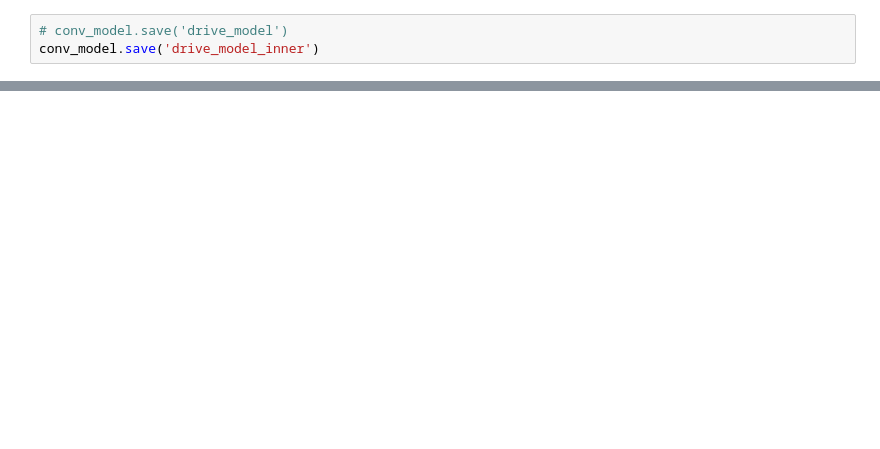
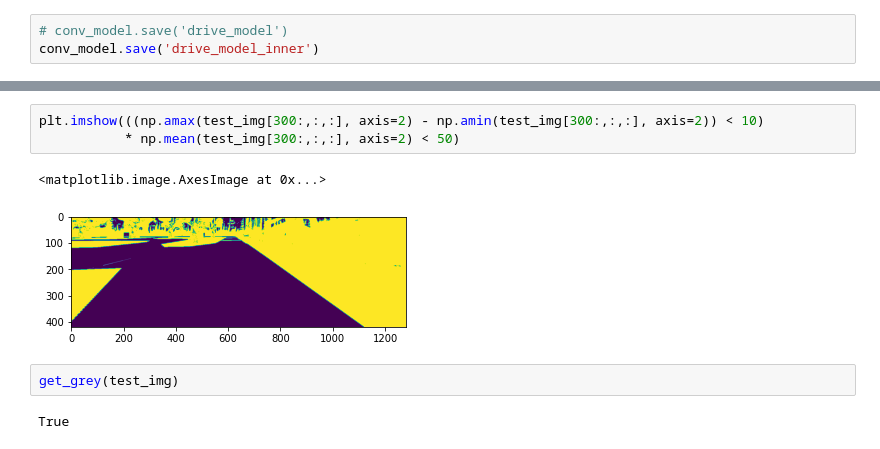
Before and after one commit to NicholasBratvold/ML, a Jupyter notebook: src/drive_data_collect/Model_Training.ipynb, the cells around one changed output, grey strips where cells are left out. Cells and saved outputs as stored; diff of their text form; blank space fills up the shorter version.

```diff
--- a/src/drive_data_collect/Model_Training.ipynb
+++ b/src/drive_data_collect/Model_Training.ipynb
@@ -191,0 +207,10 @@ conv_model.save('drive_model_inner')
+# %%
+plt.imshow(((np.amax(test_img[300:,:,:], axis=2) - np.amin(test_img[300:,:,:], axis=2)) < 10)
+           * np.mean(test_img[300:,:,:], axis=2) < 50)
+# %% [output]
+<matplotlib.image.AxesImage at 0x...>
+[figure, added]
+# %%
+get_grey(test_img)
+# %% [output]
+True
```
Also changed, not shown: parts of 10 cells of this notebook, 1 other file.
